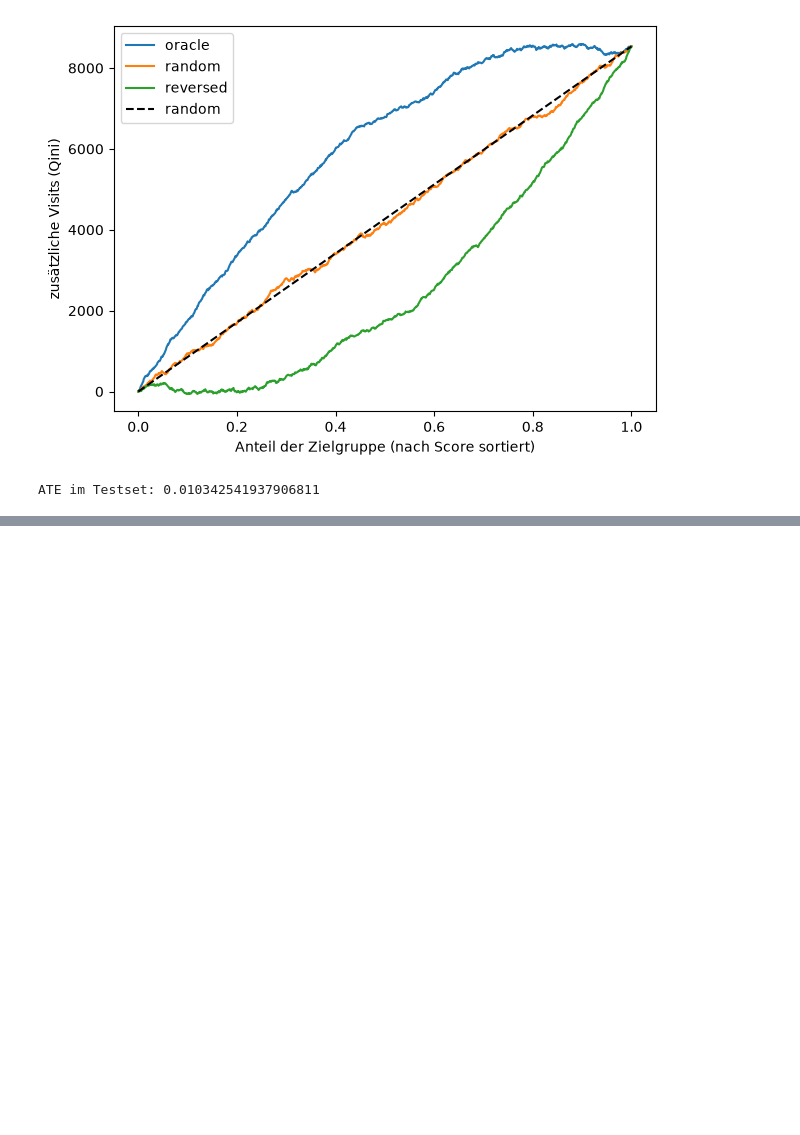
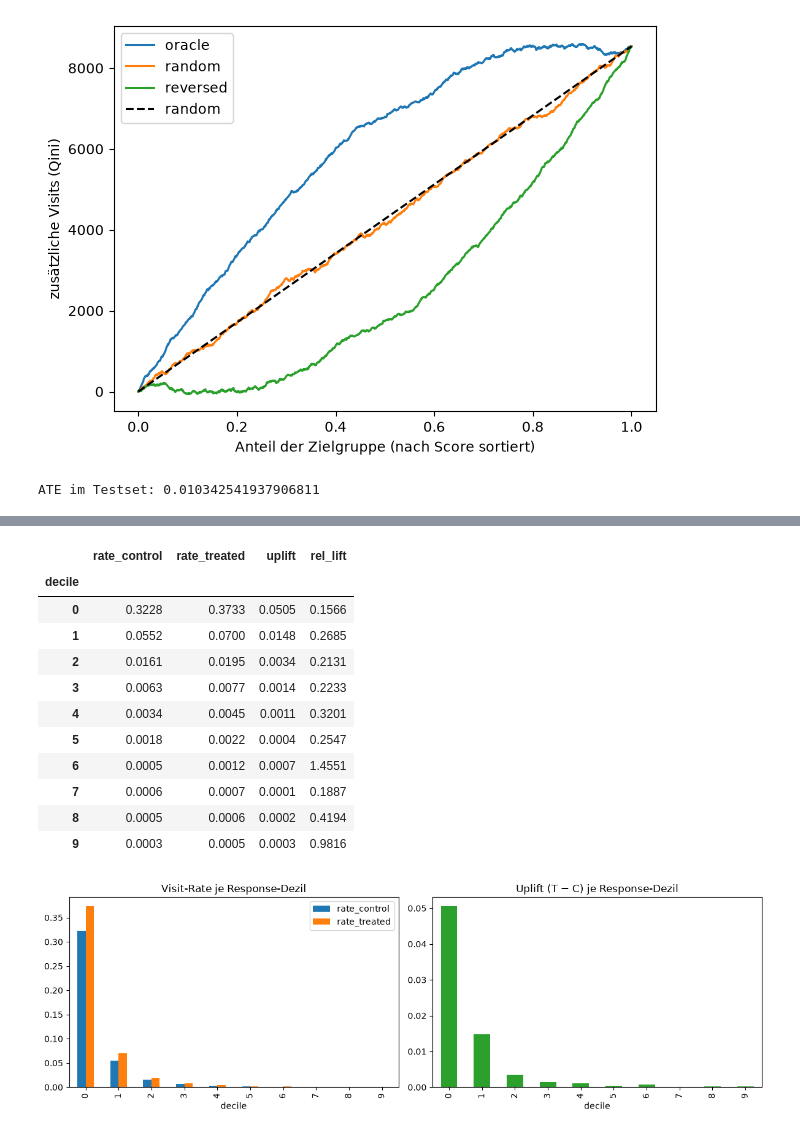
Before and after one commit to ZhengNetLab/uplift-modeling, a Jupyter notebook: notebooks/03_uplift_models.ipynb, the cells around one changed output, grey strips where cells are left out. Drawn from its saved outputs; the diff is of its cells as text; code cells hidden in the pictures; blank space fills up the shorter version.

Commit message:
Random and response-model baselines

```diff
--- a/notebooks/03_uplift_models.ipynb
+++ b/notebooks/03_uplift_models.ipynb
@@ -62,0 +83,7 @@ ATE im Testset: 0.010342541937906811
+# %%
+rng = np.random.default_rng(1)
+null = [qini_auc(y_te, w_te, rng.uniform(size=len(te))) for _ in range(20)]
+print(f"Zufall über 20 Läufe: Mittel {np.mean(null):+.4f}, SD {np.std(null):.4f}")
+
+preds["random"] = rng.uniform(size=len(te))
+evaluate("random", preds["random"])
@@ -62,0 +98,18 @@ ATE im Testset: 0.010342541937906811
+# %%
+# Klassisches Response-Modell: nur auf der Treatment-Gruppe trainiert,
+# sagt P(visit | X, beworben) voraus – ignoriert die Kontrollgruppe komplett
+tr_t, va_t = tr[tr.treatment == 1], va[va.treatment == 1]
+
+resp = LGBMClassifier(
+    n_estimators=2000, learning_rate=0.05, num_leaves=63,
+    min_child_samples=200, subsample=0.8, subsample_freq=1,
+    colsample_bytree=0.8, verbose=-1)
+resp.fit(tr_t[FEATURES], tr_t["visit"],
+         eval_set=[(va_t[FEATURES], va_t["visit"])], eval_metric="auc",
+         callbacks=[early_stopping(50), log_evaluation(100)])
+
+preds["response"] = resp.predict_proba(X_te)[:, 1]
+auc = roc_auc_score(y_te[w_te == 1], preds["response"][w_te == 1])
+print(f"Klassische AUC (visit) im Testset: {auc:.4f}")
+evaluate("response", preds["response"])
+pd.DataFrame(results).set_index("model").round(4)
@@ -62,0 +130,29 @@ ATE im Testset: 0.010342541937906811
+# %%
+ev = pd.DataFrame({"y": y_te, "w": w_te, "score": preds["response"].to_numpy()})
+ev["decile"] = 9 - pd.qcut(ev["score"].rank(method="first"), 10, labels=False)  # 0 = höchster Score
+
+dec = ev.groupby(["decile", "w"])["y"].mean().unstack()
+dec.columns = ["rate_control", "rate_treated"]
+dec["uplift"] = dec.rate_treated - dec.rate_control
+dec["rel_lift"] = dec.rate_treated / dec.rate_control - 1
+display(dec.round(4))
+
+fig, ax = plt.subplots(1, 2, figsize=(12, 4))
+dec[["rate_control", "rate_treated"]].plot.bar(ax=ax[0], title="Visit-Rate je Response-Dezil")
+dec["uplift"].plot.bar(ax=ax[1], color="C2", title="Uplift (T − C) je Response-Dezil")
+fig.tight_layout()
+fig.savefig("../reports/figures/response_deciles.png", dpi=120)
+# %% [output]
+|  | rate_control | rate_treated | uplift | rel_lift |
+| decile |  |  |  |  |
+| 0 | 0.3228 | 0.3733 | 0.0505 | 0.1566 |
+| 1 | 0.0552 | 0.0700 | 0.0148 | 0.2685 |
+| 2 | 0.0161 | 0.0195 | 0.0034 | 0.2131 |
+| 3 | 0.0063 | 0.0077 | 0.0014 | 0.2233 |
+| 4 | 0.0034 | 0.0045 | 0.0011 | 0.3201 |
+| 5 | 0.0018 | 0.0022 | 0.0004 | 0.2547 |
+| 6 | 0.0005 | 0.0012 | 0.0007 | 1.4551 |
+| 7 | 0.0006 | 0.0007 | 0.0001 | 0.1887 |
+| 8 | 0.0005 | 0.0006 | 0.0002 | 0.4194 |
+| 9 | 0.0003 | 0.0005 | 0.0003 | 0.9816 |
+[figure, added]
```
Also changed, not shown: parts of 5 cells of this notebook, 2 other files.
